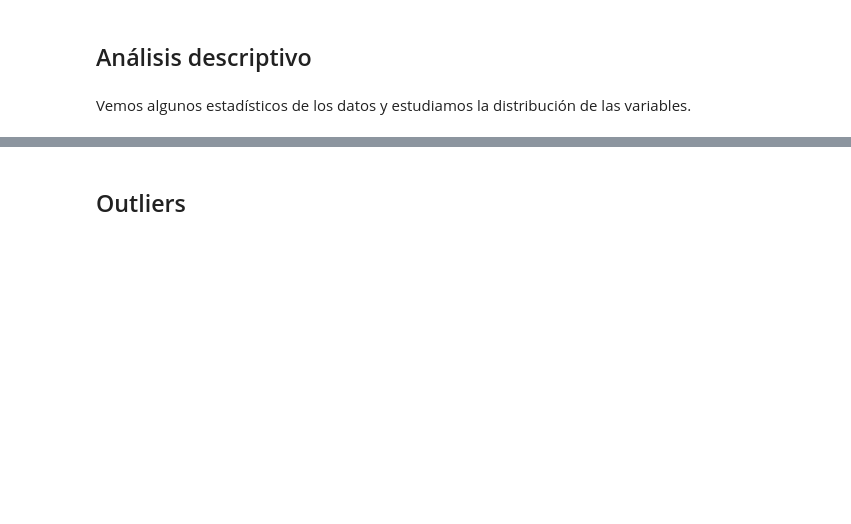
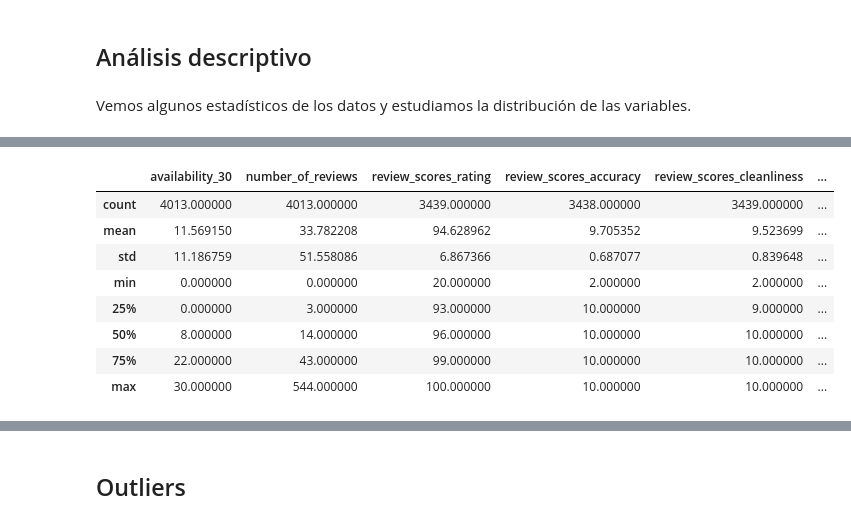
Before and after one commit to sofiamacein/Airbnb_Proyecto, a Jupyter notebook: Airbnb.ipynb, the cells around one changed output, grey strips where cells are left out. Drawn from its saved outputs; the diff is of its cells as text; code cells hidden in the pictures; blank space fills up the shorter version.

```diff
--- a/Airbnb.ipynb
+++ b/Airbnb.ipynb
@@ -167,3 +200,16 @@ df.drop(columns=['host_id', 'latitude', 'longitude']).describe()
+# %%
+# Estadisticos descriptivos
+df.drop(columns=['host_id', 'latitude', 'longitude']).iloc[:,13:].describe()
+# %% [output]
+|  | availability_30 | number_of_reviews | review_scores_rating | review_scores_accuracy | review_scores_cleanliness | ... |
+| count | 4013.000000 | 4013.000000 | 3439.000000 | 3438.000000 | 3439.000000 | ... |
+| mean | 11.569150 | 33.782208 | 94.628962 | 9.705352 | 9.523699 | ... |
+| std | 11.186759 | 51.558086 | 6.867366 | 0.687077 | 0.839648 | ... |
+| min | 0.000000 | 0.000000 | 20.000000 | 2.000000 | 2.000000 | ... |
+| 25% | 0.000000 | 3.000000 | 93.000000 | 10.000000 | 9.000000 | ... |
+| 50% | 8.000000 | 14.000000 | 96.000000 | 10.000000 | 10.000000 | ... |
+| 75% | 22.000000 | 43.000000 | 99.000000 | 10.000000 | 10.000000 | ... |
+| max | 30.000000 | 544.000000 | 100.000000 | 10.000000 | 10.000000 | ... |
 # %%
 # Histograma de las variables
 df.drop(columns=['host_id', 'latitude', 'longitude']).hist(figsize=(20,15))
```
Also changed, not shown: parts of 25 cells of this notebook.
